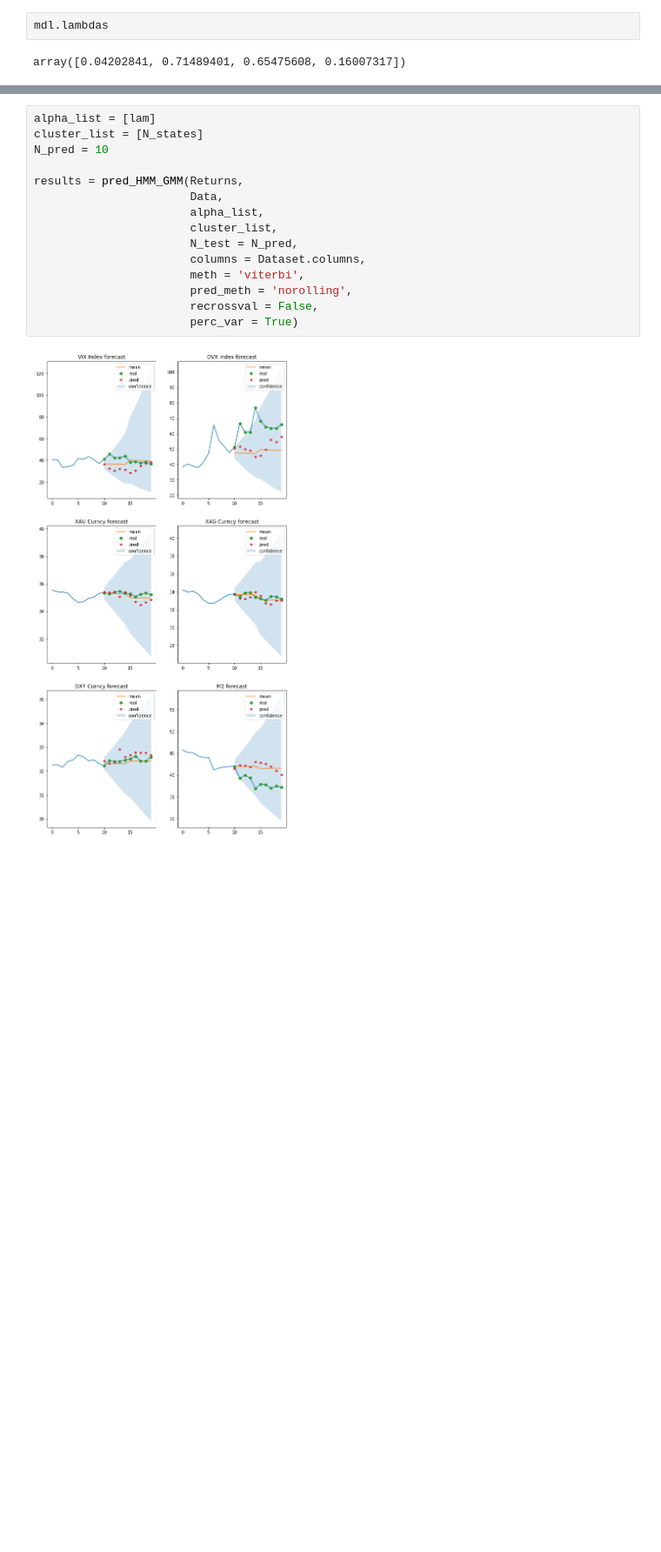
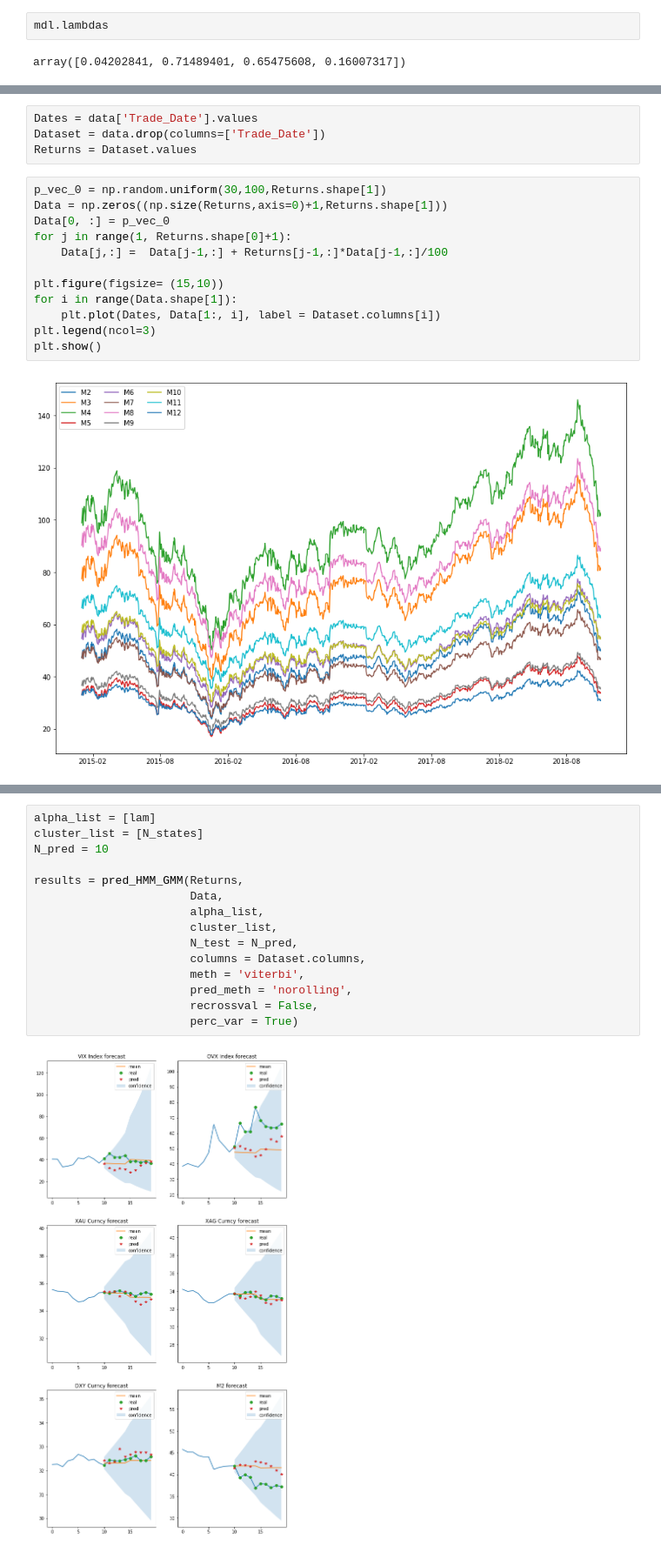
Before and after one commit to vanessadamario/HMM-CHB-MIT, a Jupyter notebook: notebooks/hmm/RealData HHM-GMM (6a).ipynb, the cells around one changed output, grey strips where cells are left out. Shown at 87% size. Drawn from its saved outputs; the diff is of its cells as text; blank space fills up the shorter version.

```diff
--- a/notebooks/hmm/RealData HHM-GMM (6a).ipynb
+++ b/notebooks/hmm/RealData HHM-GMM (6a).ipynb
@@ -90,0 +136,18 @@ array([0.04202841, 0.71489401, 0.65475608, 0.16007317])
+# %%
+Dates = data['Trade_Date'].values
+Dataset = data.drop(columns=['Trade_Date'])
+Returns = Dataset.values
+# %%
+p_vec_0 = np.random.uniform(30,100,Returns.shape[1])
+Data = np.zeros((np.size(Returns,axis=0)+1,Returns.shape[1]))
+Data[0, :] = p_vec_0
+for j in range(1, Returns.shape[0]+1):
+    Data[j,:] =  Data[j-1,:] + Returns[j-1,:]*Data[j-1,:]/100
+
+plt.figure(figsize= (15,10))
+for i in range(Data.shape[1]):
+    plt.plot(Dates, Data[1:, i], label = Dataset.columns[i])
+plt.legend(ncol=3)
+plt.show()
+# %% [output]
+[figure, added]
```
Also changed, not shown: parts of 12 cells of this notebook, 6 other files.
